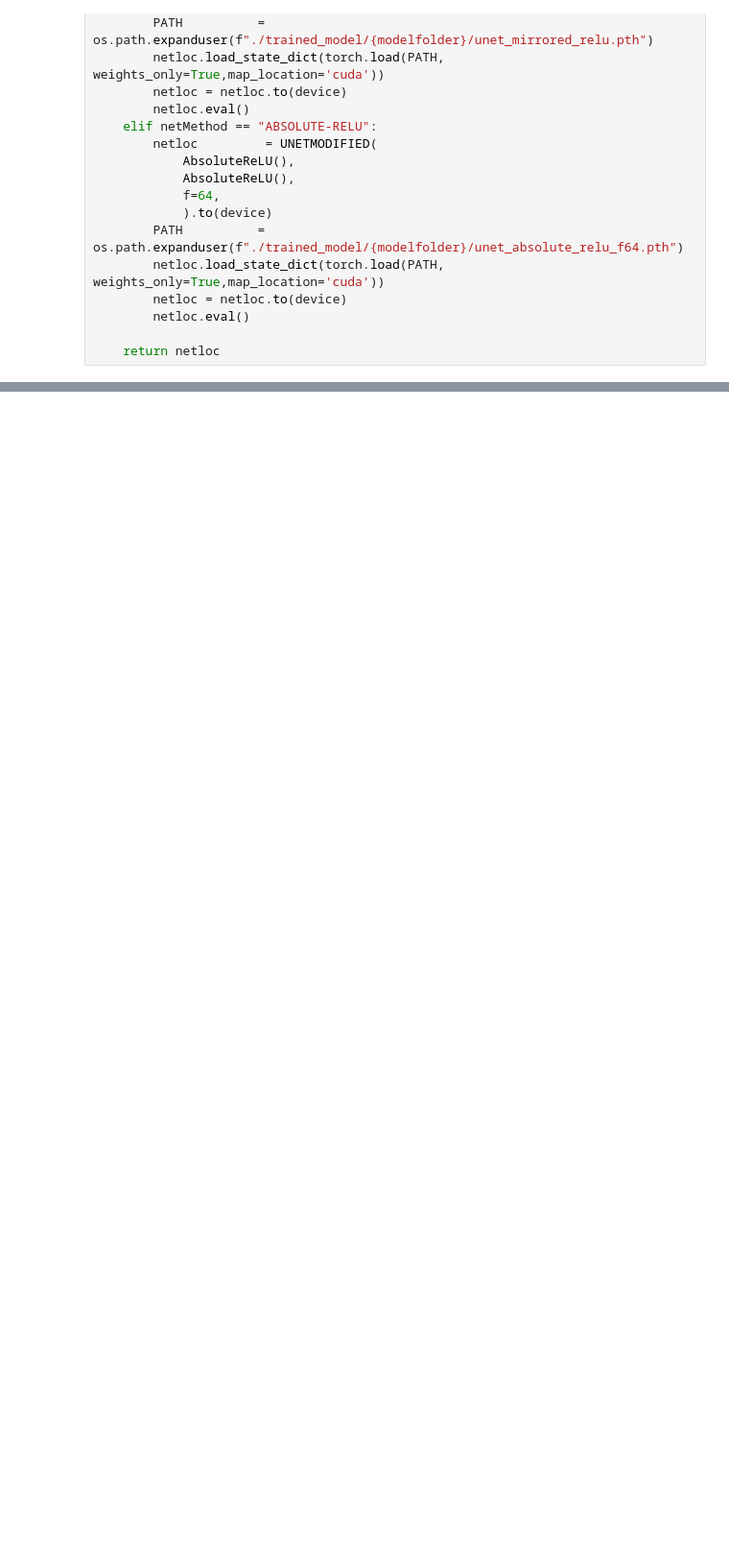
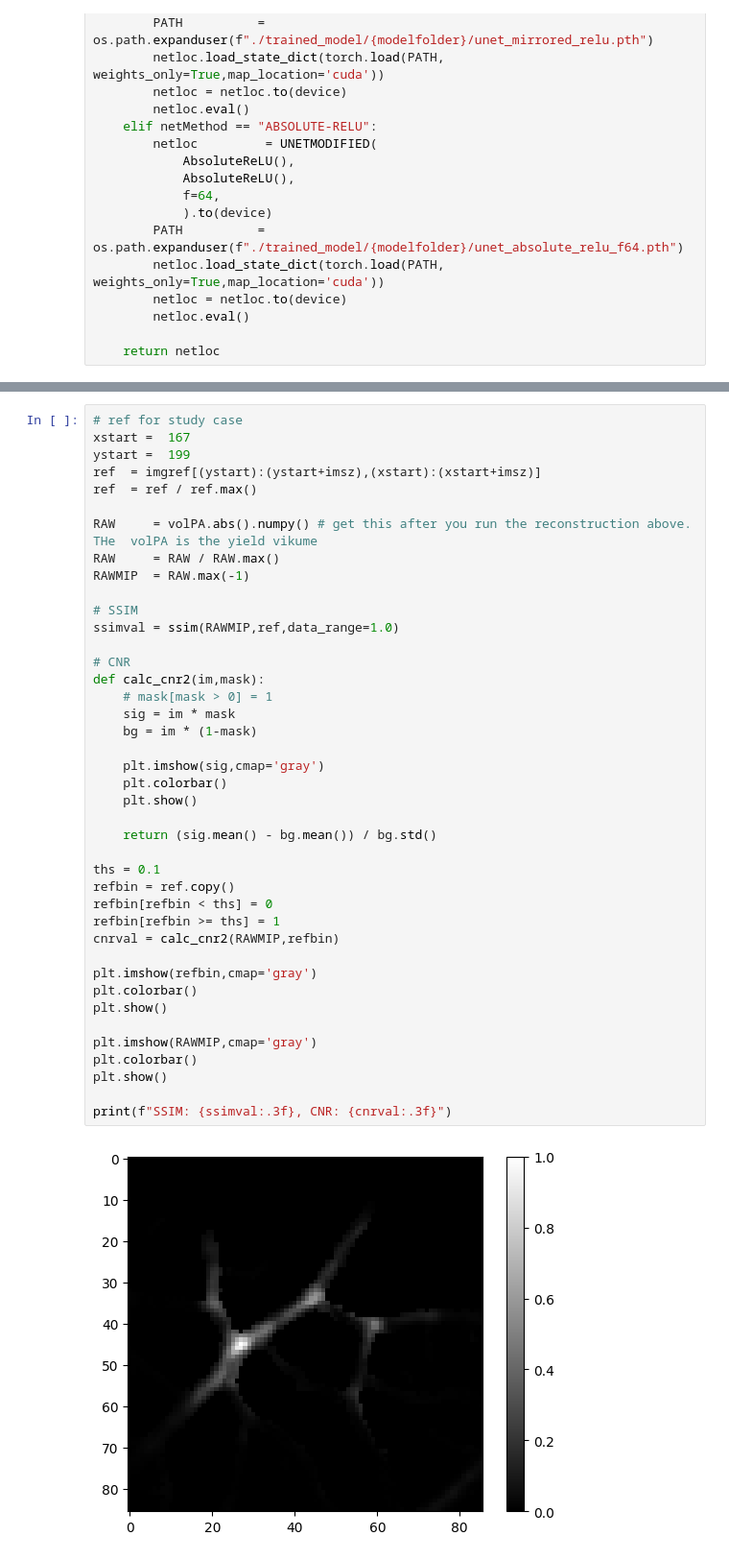
Before and after one commit to EkaSulistyawan/sine-activated-unet-photoacoustic, a Jupyter notebook: testing.ipynb, the cells around one changed output, grey strips where cells are left out. Shown at 96% size. Saved outputs shown, nothing was run; the diff lists cells and outputs as text; blank space fills up the shorter version.

```diff
--- a/testing.ipynb
+++ b/testing.ipynb
@@ -1182,0 +1267,43 @@ HBox(children=(VBox(children=(IntSlider(value=0, description='File', max=0), Int
+# %%
+# ref for study case
+xstart =  167
+ystart =  199
+ref  = imgref[(ystart):(ystart+imsz),(xstart):(xstart+imsz)]
+ref  = ref / ref.max()
+
+RAW     = volPA.abs().numpy() # get this after you run the reconstruction above. THe  volPA is the yield vikume
+RAW     = RAW / RAW.max()
+RAWMIP  = RAW.max(-1)
+
+# SSIM
+ssimval = ssim(RAWMIP,ref,data_range=1.0)
+
+# CNR
+def calc_cnr2(im,mask):
+    # mask[mask > 0] = 1
+    sig = im * mask
+    bg = im * (1-mask)
+
+    plt.imshow(sig,cmap='gray')
+    plt.colorbar()
+    plt.show()
+
+    return (sig.mean() - bg.mean()) / bg.std()
+
+ths = 0.1
+refbin = ref.copy()
+refbin[refbin < ths] = 0
+refbin[refbin >= ths] = 1
+cnrval = calc_cnr2(RAWMIP,refbin)
+
+plt.imshow(refbin,cmap='gray')
+plt.colorbar()
+plt.show()
+
+plt.imshow(RAWMIP,cmap='gray')
+plt.colorbar()
+plt.show()
+
+print(f"SSIM: {ssimval:.3f}, CNR: {cnrval:.3f}")
+# %% [output]
+[figure, added]
```
Also changed, not shown: parts of 9 cells of this notebook, 1 other file.
